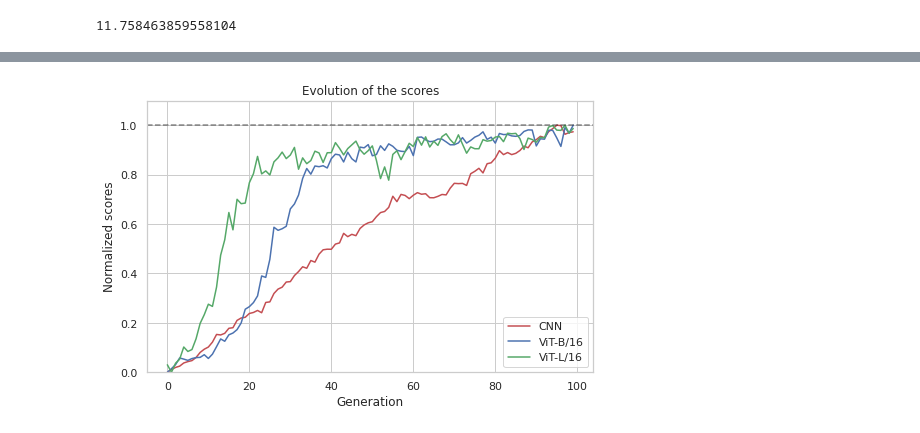
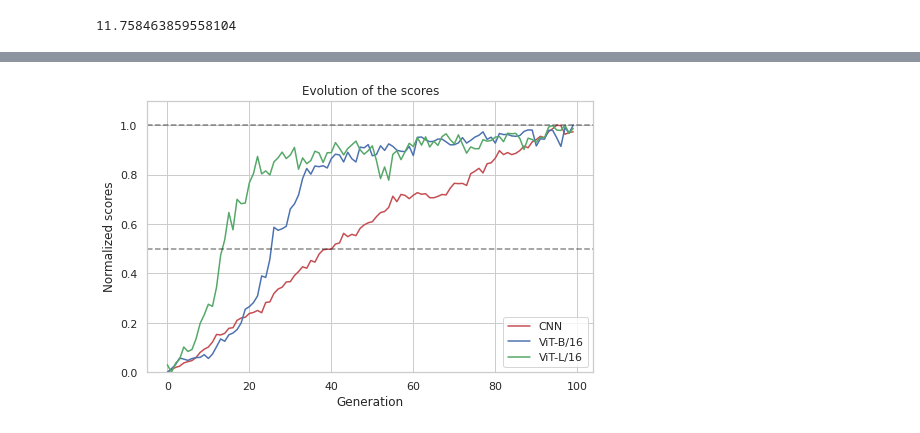
Before and after one commit to maochengxu/ActMax-4-Transformers, a Jupyter notebook: experiments/plots.ipynb, the cells around one changed output, grey strips where cells are left out. Cells and saved outputs as stored; diff of their text form; code cells hidden in the pictures.

```diff
--- a/experiments/plots.ipynb
+++ b/experiments/plots.ipynb
@@ -69,16 +69,17 @@ evo_vit_l['avg_scores'] = (evo_vit_l['avg_scores'] - evo_vit_l['avg_scores'].min
 # %%
 # plot the evolution of the scores on a same plot
 plt.figure(figsize=(8, 5))
 sns.lineplot(data=evo_cnn.avg_scores, color='r', label='CNN')
 sns.lineplot(data=evo_vit_b.avg_scores, color='b', label='ViT-B/16')
 sns.lineplot(data=evo_vit_l.avg_scores, color='g', label='ViT-L/16')
+plt.axhline(0.5, color='k', linestyle='--', alpha=0.5)
 plt.axhline(1, color='k', linestyle='--', alpha=0.5)
 plt.ylim(0, 1.1)
 plt.legend(loc='lower right')
 plt.ylabel('Normalized scores')
 plt.xlabel('Generation')
 plt.title('Evolution of the scores')
 plt.savefig('./results/useful_plots/evolution_scores.png', dpi=300, bbox_inches='tight')
 plt.show()
 # %% [output]
-[figure, old version]
+[figure, new version]
```
Also changed, not shown: parts of 1 cell of this notebook, 2 other files.
